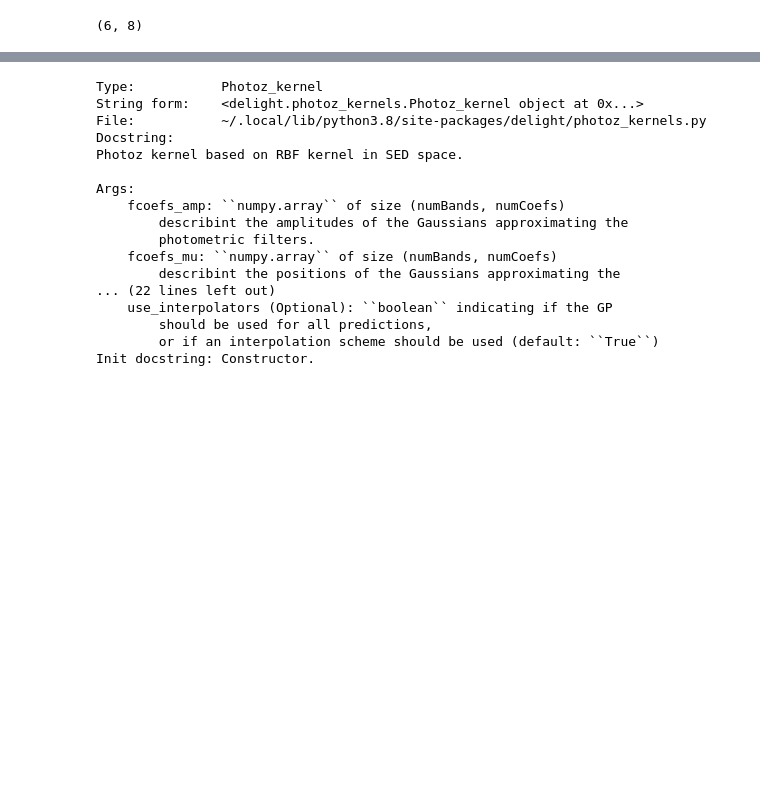
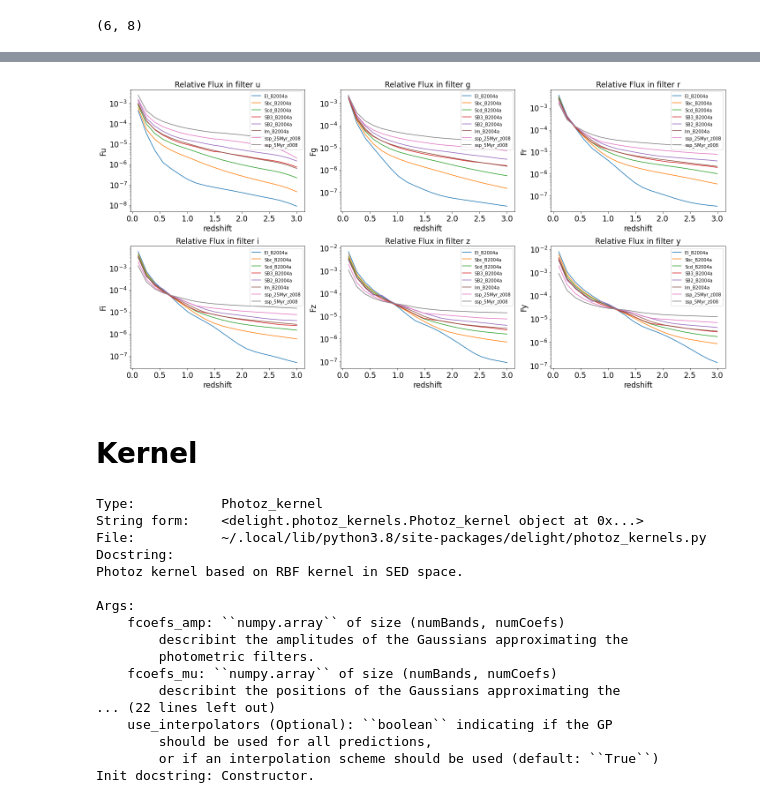
Before and after one commit to sylvielsstfr/PhotoZAna, a Jupyter notebook: ana_delightoutput/notebooks/study_gp/test_delight_gp_Fzprior.ipynb, the cells around one changed output, grey strips where cells are left out. Drawn from its saved outputs; the diff is of its cells as text; code cells hidden in the pictures; blank space fills up the shorter version.

```diff
--- a/ana_delightoutput/notebooks/study_gp/test_delight_gp_Fzprior.ipynb
+++ b/ana_delightoutput/notebooks/study_gp/test_delight_gp_Fzprior.ipynb
@@ -70,4 +71,7 @@ redshiftDistGrid, redshiftGrid, redshiftGridGP = createGrids(params)
 f_mod = readSEDs(params)
+# %%
+band_name=["u","g","r","i","z","y"]
+the_coloredmaps=["Blues","Greens","Reds","Oranges","Greys","Purples"]
 # %%
 numBands
 # %% [output]
@@ -150,0 +172,4 @@ for z in np.linspace(0.1,3,50):
+# %%
+NR=2
+NC=3
+NT=8
@@ -160,3 +187,24 @@ plt.yscale("log")
+# %%
+fig, axs = plt.subplots(NR, NC,figsize=(20,10))
+
+for ir in np.arange(NR):
+    for ic in np.arange(NC):
+        ib=ic+ir*NC
+
+        for it in np.arange(NT):
+            F= [ f[ib,it] for f in all_F]
+            axs[ir,ic].plot(all_z,F,label=sed_names[it])
+            axs[ir,ic].set_yscale("log")
+            axs[ir,ic].legend(loc="upper right")
+            axs[ir,ic].set_xlabel("redshift")
+            axs[ir,ic].set_ylabel("F"+band_name[ib])
+            axs[ir,ic].set_title("Relative Flux in filter "+band_name[ib])
+
+plt.tight_layout()
+# %% [output]
+[figure, added]
+# %% [markdown]
+# Kernel
 # %%
 gp.kernel?
 # %% [output]
```
Also changed, not shown: parts of 20 cells of this notebook.
